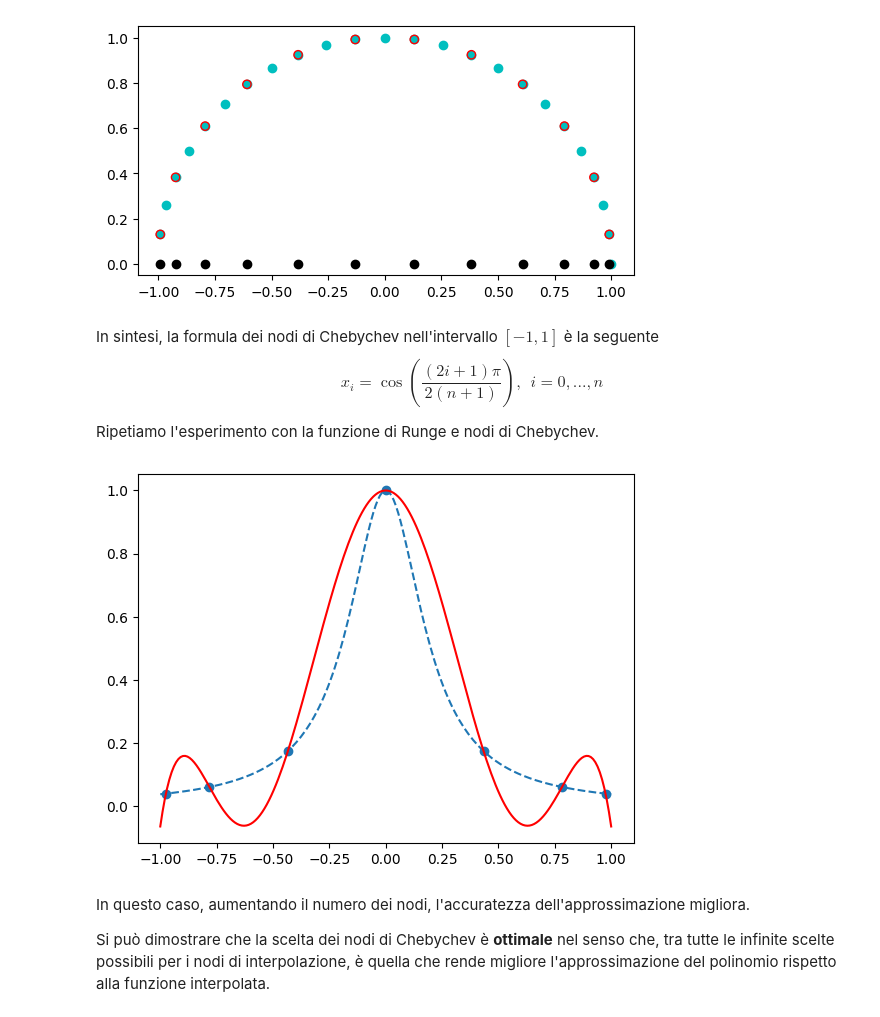
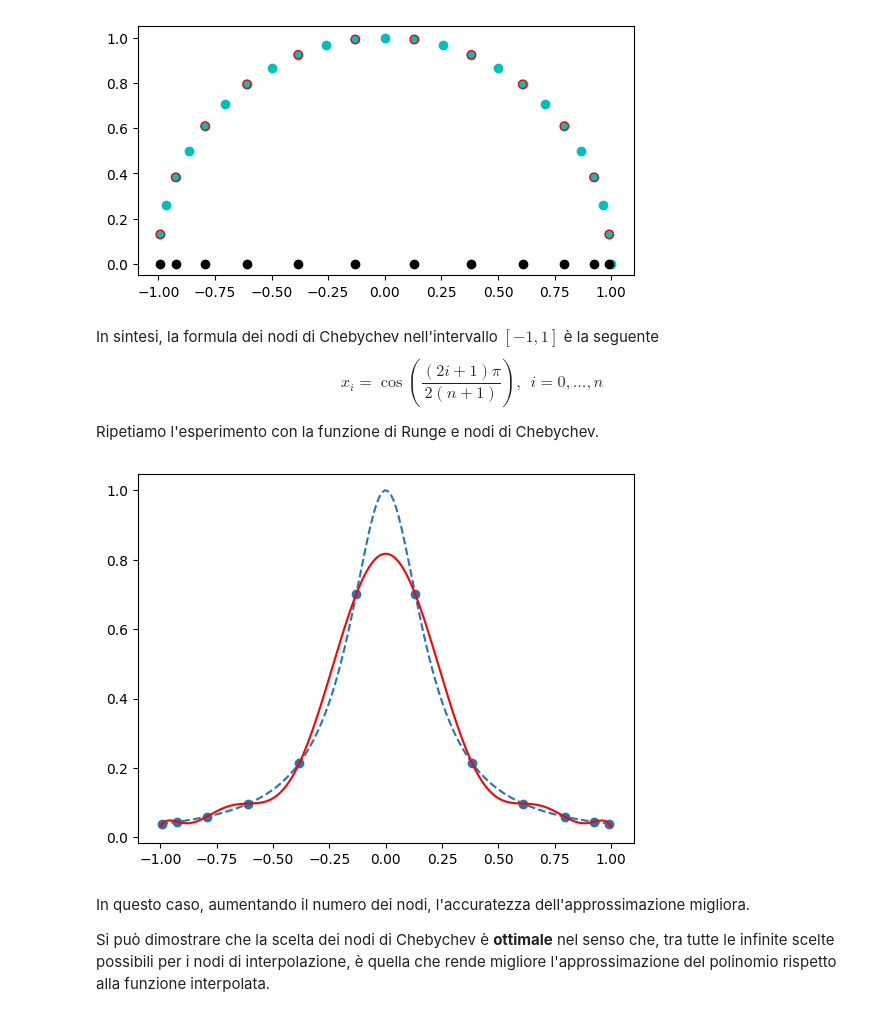
Before and after one commit to Tremors3/uni-calc-num, a Jupyter notebook: materiale/argomenti/04-equazioni-nonlineari/laboratorio/07c-Interpolazione_di_funzioni_linked.ipynb, the cells around one changed output. Saved outputs shown, nothing was run; the diff lists cells and outputs as text; code cells hidden in the pictures.

```diff
--- a/materiale/argomenti/04-equazioni-nonlineari/laboratorio/07c-Interpolazione_di_funzioni_linked.ipynb
+++ b/materiale/argomenti/04-equazioni-nonlineari/laboratorio/07c-Interpolazione_di_funzioni_linked.ipynb
@@ -124,26 +283,26 @@ plt.show()
 [figure]
 # %% [markdown]
 In sintesi, la formula dei nodi di Chebychev nell'intervallo $[-1,1]$ è la seguente
-$$x_i = \cos\left(\frac{(2i+1)\pi}{2(n+1)} \right),\ \ i=0,...,n $$
+$$x_i = \cos\left(\frac{(2i+1)\pi}{2(n+1)} \right),\ \ i=0,\dots,n $$
 
 Ripetiamo l'esperimento con la funzione di Runge e nodi di Chebychev.
 # %%
 f = lambda x: 1/(1.+25*x**2)
-n = 6
+n = 11
 x = np.cos((2*np.arange(n+1)+1)*np.pi/2/(n+1)) #nodi di Chebychev
 y = f(x)
 plt.scatter(x,y)
 b = np.polyfit(x,y,x.size-1) #coefficienti del polinomio
 
 #Creazione dei grafici
 xx = np.linspace(-1,1,num=200)
 yy = f(xx)
 zz = np.polyval(b,xx)
 plt.plot(xx,yy,'--')
 plt.plot(xx,zz,'-r')
 plt.show()
 # %% [output]
-[figure, old version]
+[figure, new version]
 # %% [markdown]
 In questo caso, aumentando il numero dei nodi, l'accuratezza dell'approssimazione migliora.
 
```
Also changed, not shown: parts of 10 cells of this notebook, 2 other files.
